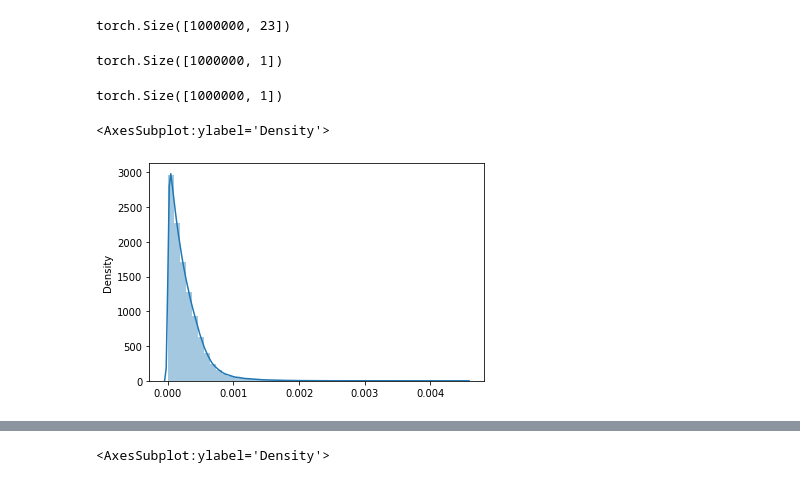
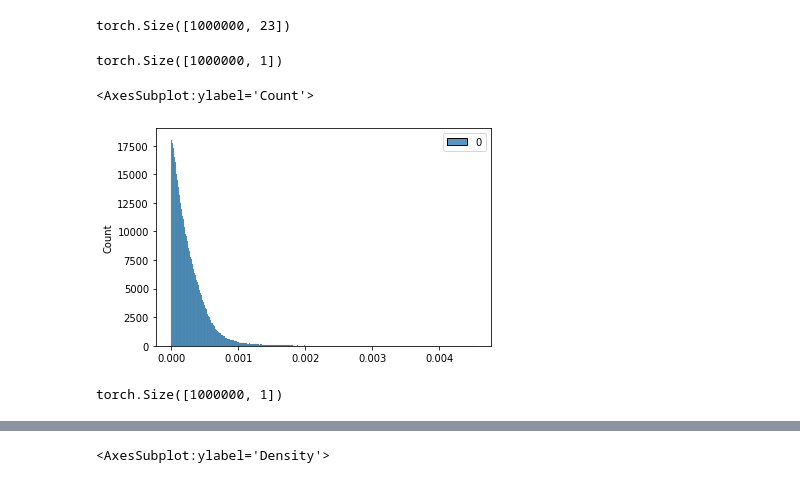
Before and after one commit to shidilrzf/continuous_rnd, a Jupyter notebook: sac/examples/notebooks/beta.ipynb, the cells around one changed output, grey strips where cells are left out. Cells and saved outputs as stored; diff of their text form; code cells hidden in the pictures.

Commit message:
more bonus experiments added

```diff
--- a/sac/examples/notebooks/beta.ipynb
+++ b/sac/examples/notebooks/beta.ipynb
@@ -61,17 +61,13 @@ torch.Size([1000000, 23])
 # %%
 out1 = network(data)
 out2 = target_network(data)
-# %%
-print(out1.size())
-# %% [output]
-torch.Size([1000000, 1])
 # %%
 bonus = abs(out1 - out2)
 print(bonus.size())
 # %% [output]
 torch.Size([1000000, 1])
 # %%
-sns.distplot(bonus.detach().cpu().numpy())
+sns.histplot(bonus.detach().cpu().numpy())
 # %% [output]
-<AxesSubplot:ylabel='Density'>
+<AxesSubplot:ylabel='Count'>
-[figure, old version]
+[figure, new version]
@@ -77,0 +77,8 @@ sns.distplot(bonus.detach().cpu().numpy())
+# %%
+data_shuffle = torch.cat((x, y_shuffle), dim=1)
+out1 = network(data_shuffle)
+out2 = target_network(data_shuffle)
+bonus_shuffle = abs(out1 - out2)
+print(bonus_shuffle.size())
+# %% [output]
+torch.Size([1000000, 1])
```
Also changed, not shown: parts of 2 cells of this notebook.
